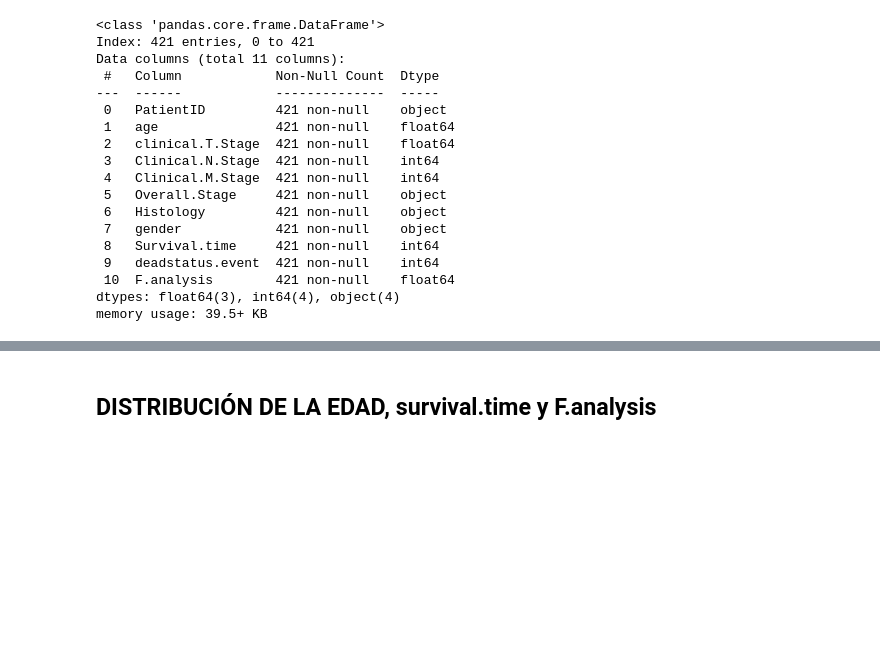
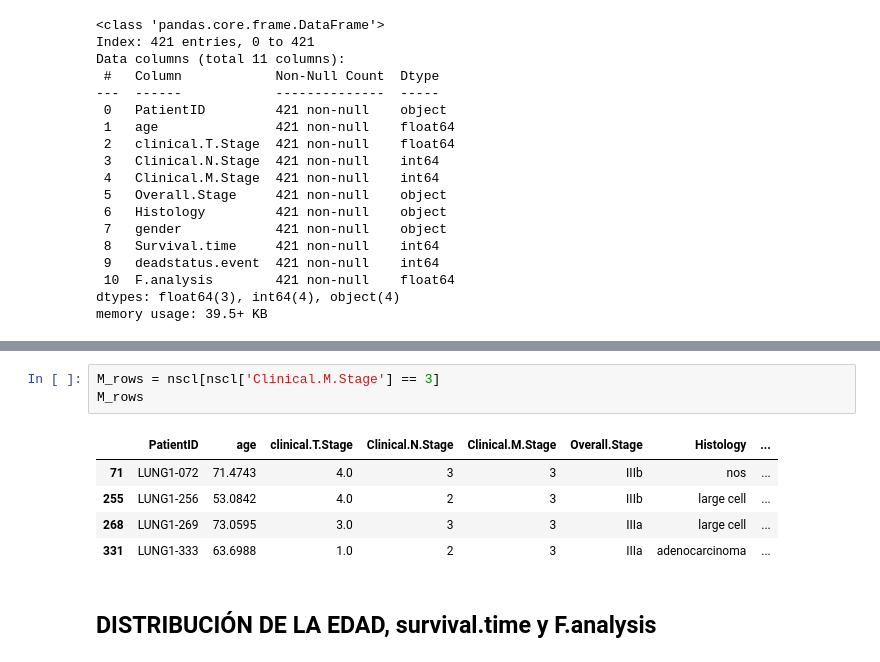
Before and after one commit to diosimar/Fractal-analysis-AI-NSCLC, a Jupyter notebook: EDA.ipynb, the cells around one changed output, grey strips where cells are left out. Drawn from its saved outputs; the diff is of its cells as text; blank space fills up the shorter version.

```diff
--- a/EDA.ipynb
+++ b/EDA.ipynb
@@ -299,3 +320,12 @@ memory usage: 39.5+ KB
+# %%
+M_rows = nscl[nscl['Clinical.M.Stage'] == 3]
+M_rows
+# %% [output]
+|  | PatientID | age | clinical.T.Stage | Clinical.N.Stage | Clinical.M.Stage | Overall.Stage | Histology | ... |
+| 71 | LUNG1-072 | 71.4743 | 4.0 | 3 | 3 | IIIb | nos | ... |
+| 255 | LUNG1-256 | 53.0842 | 4.0 | 2 | 3 | IIIb | large cell | ... |
+| 268 | LUNG1-269 | 73.0595 | 3.0 | 3 | 3 | IIIa | large cell | ... |
+| 331 | LUNG1-333 | 63.6988 | 1.0 | 2 | 3 | IIIa | adenocarcinoma | ... |
 # %% [markdown]
 ## DISTRIBUCIÓN DE LA EDAD, survival.time y F.analysis
 # %%
```
Also changed, not shown: parts of 5 cells of this notebook, 1 other file.
